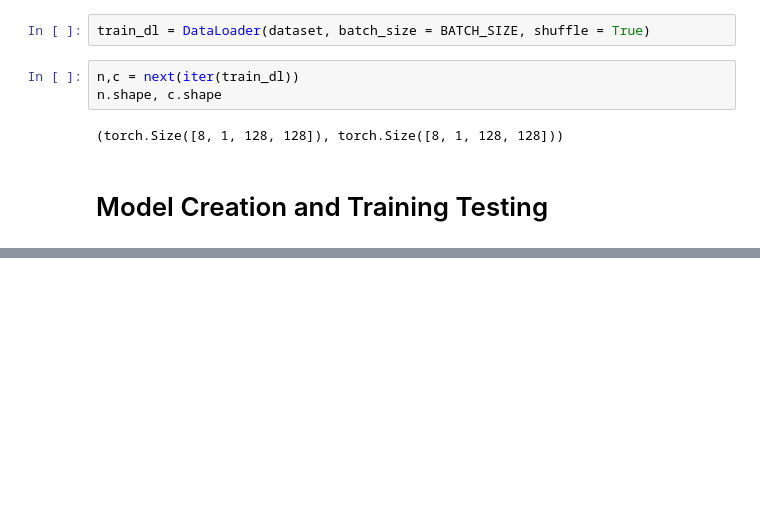
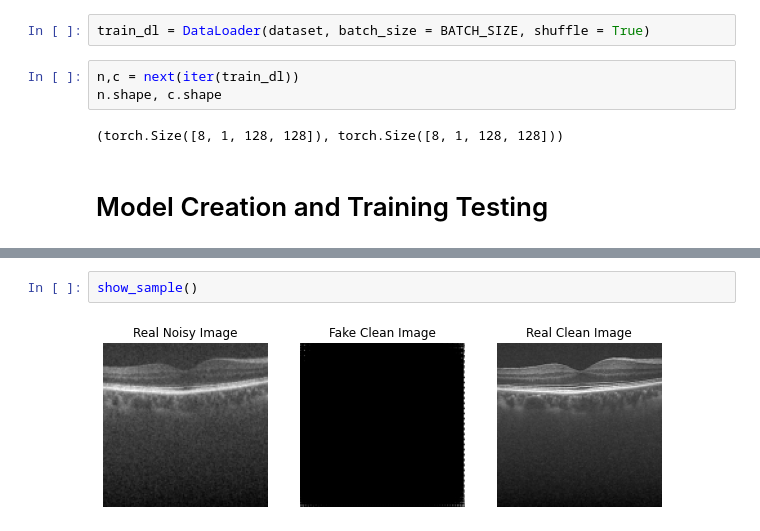
Before and after one commit to Zahidlab/OCT-classifier, a Jupyter notebook: OCT_Image_Denoiser_Pytorch.ipynb, the cells around one changed output, grey strips where cells are left out. Cells and saved outputs as stored; diff of their text form; blank space fills up the shorter version.

```diff
--- a/OCT_Image_Denoiser_Pytorch.ipynb
+++ b/OCT_Image_Denoiser_Pytorch.ipynb
@@ -230,0 +599,4 @@ plt.axis('off')
+# %%
+show_sample()
+# %% [output]
+[figure, added]
```
Also changed, not shown: parts of 26 cells of this notebook.
